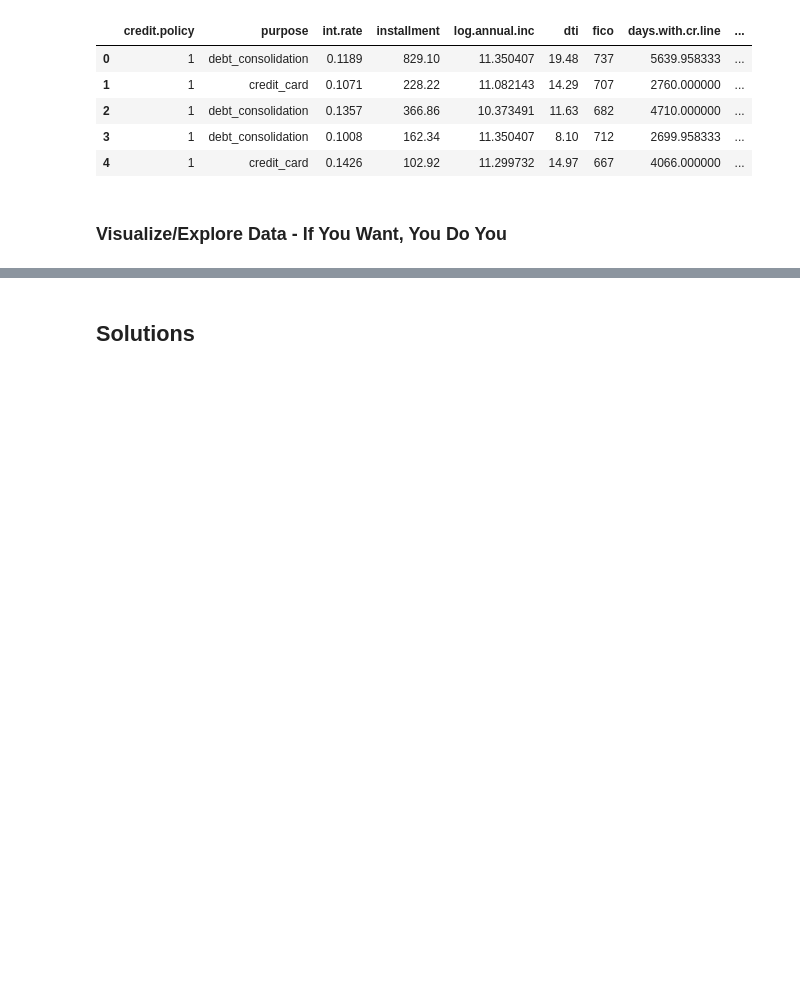
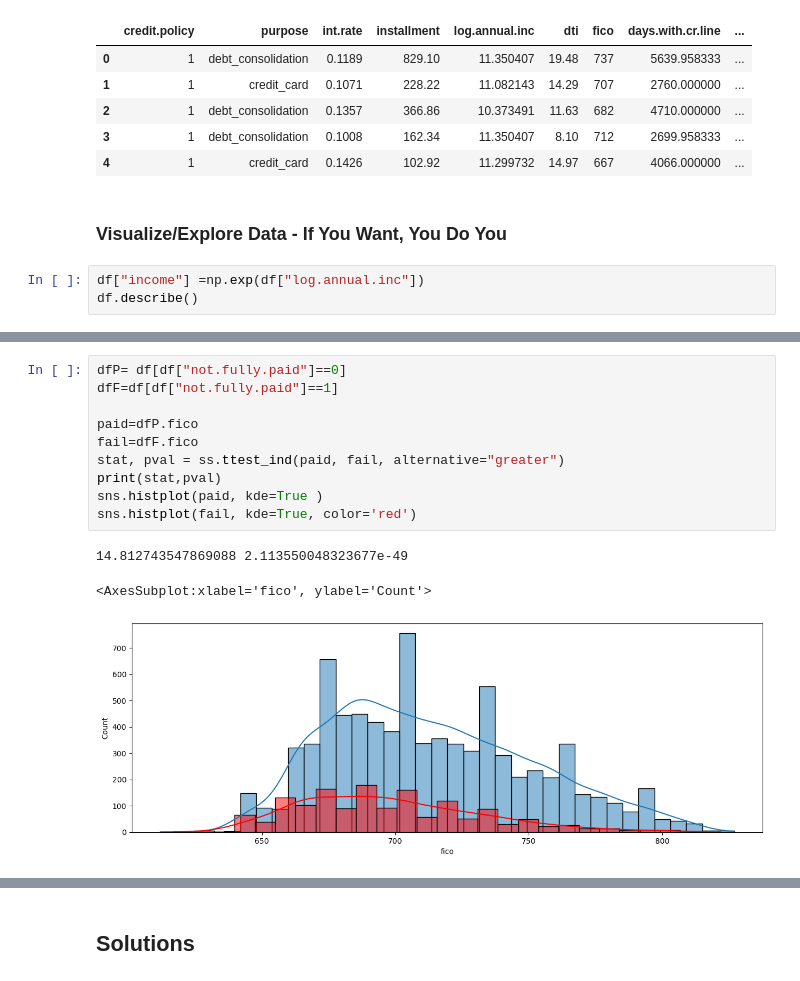
Before and after one commit to Nishaa95/DATA_3450_Quiz_2, a Jupyter notebook: quiz_2_1221_start.ipynb, the cells around one changed output, grey strips where cells are left out. Cells and saved outputs as stored; diff of their text form; blank space fills up the shorter version.

```diff
--- a/quiz_2_1221_start.ipynb
+++ b/quiz_2_1221_start.ipynb
@@ -62,3 +62,6 @@ df.head()
 | 4 | 1 | credit_card | 0.1426 | 102.92 | 11.299732 | 14.97 | 667 | 4066.000000 | ... |
 # %% [markdown]
 ### Visualize/Explore Data - If You Want, You Do You
+# %%
+df["income"] =np.exp(df["log.annual.inc"])
+df.describe()
@@ -64,0 +78,14 @@ df.head()
+# %%
+dfP= df[df["not.fully.paid"]==0]
+dfF=df[df["not.fully.paid"]==1]
+
+paid=dfP.fico
+fail=dfF.fico
+stat, pval = ss.ttest_ind(paid, fail, alternative="greater")
+print(stat,pval)
+sns.histplot(paid, kde=True )
+sns.histplot(fail, kde=True, color='red')
+# %% [output]
+14.812743547869088 2.113550048323677e-49
+<AxesSubplot:xlabel='fico', ylabel='Count'>
+[figure, added]
```
Also changed, not shown: parts of 19 cells of this notebook.
